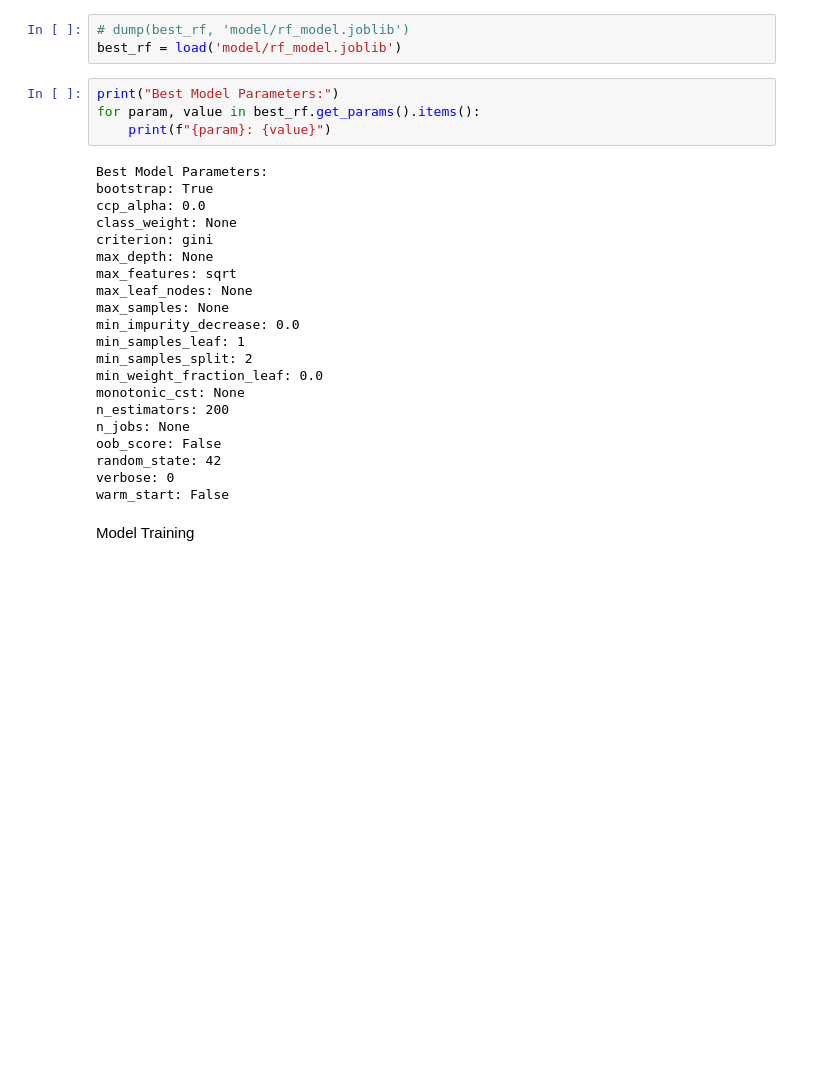
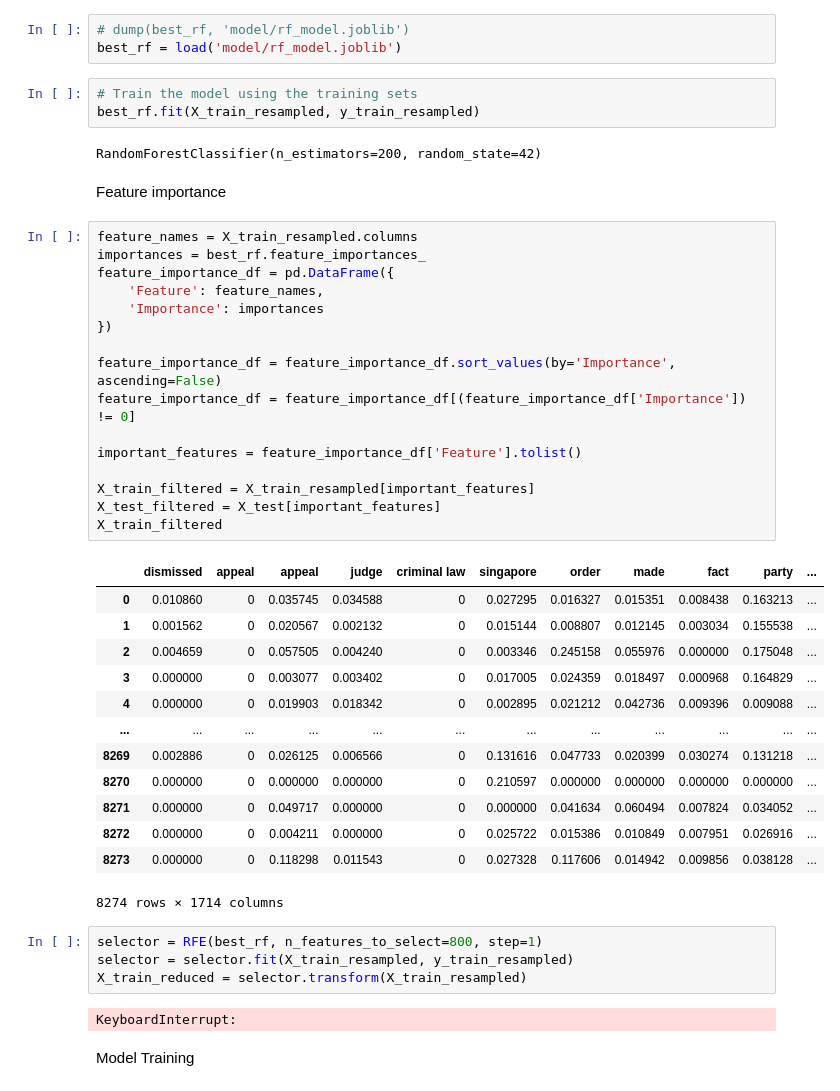
Before and after one commit to Benhzy/case-outcome-predictor, a Jupyter notebook: JudgmentPrediction.ipynb, the cells around one changed output. Saved outputs shown, nothing was run; the diff lists cells and outputs as text; blank space fills up the shorter version.

```diff
--- a/JudgmentPrediction.ipynb
+++ b/JudgmentPrediction.ipynb
@@ -619,31 +619,49 @@ Load Model
 # %%
 # dump(best_rf, 'model/rf_model.joblib')
 best_rf = load('model/rf_model.joblib')
-# %%
-print("Best Model Parameters:")
-for param, value in best_rf.get_params().items():
-    print(f"{param}: {value}")
-# %% [output]
-Best Model Parameters:
-bootstrap: True
-ccp_alpha: 0.0
-class_weight: None
-criterion: gini
-max_depth: None
-max_features: sqrt
-max_leaf_nodes: None
-max_samples: None
-min_impurity_decrease: 0.0
-min_samples_leaf: 1
-min_samples_split: 2
-min_weight_fraction_leaf: 0.0
-monotonic_cst: None
-n_estimators: 200
-n_jobs: None
-oob_score: False
-random_state: 42
-verbose: 0
-warm_start: False
+# %%
+# Train the model using the training sets
+best_rf.fit(X_train_resampled, y_train_resampled)
+# %% [output]
+RandomForestClassifier(n_estimators=200, random_state=42)
+# %% [markdown]
+Feature importance
+# %%
+feature_names = X_train_resampled.columns
+importances = best_rf.feature_importances_
+feature_importance_df = pd.DataFrame({
+    'Feature': feature_names,
+    'Importance': importances
+})
+
+feature_importance_df = feature_importance_df.sort_values(by='Importance', ascending=False)
+feature_importance_df = feature_importance_df[(feature_importance_df['Importance']) != 0]
+
+important_features = feature_importance_df['Feature'].tolist()
+
+X_train_filtered = X_train_resampled[important_features]
+X_test_filtered = X_test[important_features]
+X_train_filtered
+# %% [output]
+|  | dismissed | appeal | appeal | judge | criminal law | singapore | order | made | fact | party | ... |
+| 0 | 0.010860 | 0 | 0.035745 | 0.034588 | 0 | 0.027295 | 0.016327 | 0.015351 | 0.008438 | 0.163213 | ... |
+| 1 | 0.001562 | 0 | 0.020567 | 0.002132 | 0 | 0.015144 | 0.008807 | 0.012145 | 0.003034 | 0.155538 | ... |
+| 2 | 0.004659 | 0 | 0.057505 | 0.004240 | 0 | 0.003346 | 0.245158 | 0.055976 | 0.000000 | 0.175048 | ... |
+| 3 | 0.000000 | 0 | 0.003077 | 0.003402 | 0 | 0.017005 | 0.024359 | 0.018497 | 0.000968 | 0.164829 | ... |
+| 4 | 0.000000 | 0 | 0.019903 | 0.018342 | 0 | 0.002895 | 0.021212 | 0.042736 | 0.009396 | 0.009088 | ... |
+| ... | ... | ... | ... | ... | ... | ... | ... | ... | ... | ... | ... |
+| 8269 | 0.002886 | 0 | 0.026125 | 0.006566 | 0 | 0.131616 | 0.047733 | 0.020399 | 0.030274 | 0.131218 | ... |
+| 8270 | 0.000000 | 0 | 0.000000 | 0.000000 | 0 | 0.210597 | 0.000000 | 0.000000 | 0.000000 | 0.000000 | ... |
+| 8271 | 0.000000 | 0 | 0.049717 | 0.000000 | 0 | 0.000000 | 0.041634 | 0.060494 | 0.007824 | 0.034052 | ... |
+| 8272 | 0.000000 | 0 | 0.004211 | 0.000000 | 0 | 0.025722 | 0.015386 | 0.010849 | 0.007951 | 0.026916 | ... |
+| 8273 | 0.000000 | 0 | 0.118298 | 0.011543 | 0 | 0.027328 | 0.117606 | 0.014942 | 0.009856 | 0.038128 | ... |
+8274 rows × 1714 columns
+# %%
+selector = RFE(best_rf, n_features_to_select=800, step=1)
+selector = selector.fit(X_train_resampled, y_train_resampled)
+X_train_reduced = selector.transform(X_train_resampled)
+# %% [output]
+KeyboardInterrupt:
 # %% [markdown]
 Model Training
 # %%
```
Also changed, not shown: parts of 2 cells of this notebook.
